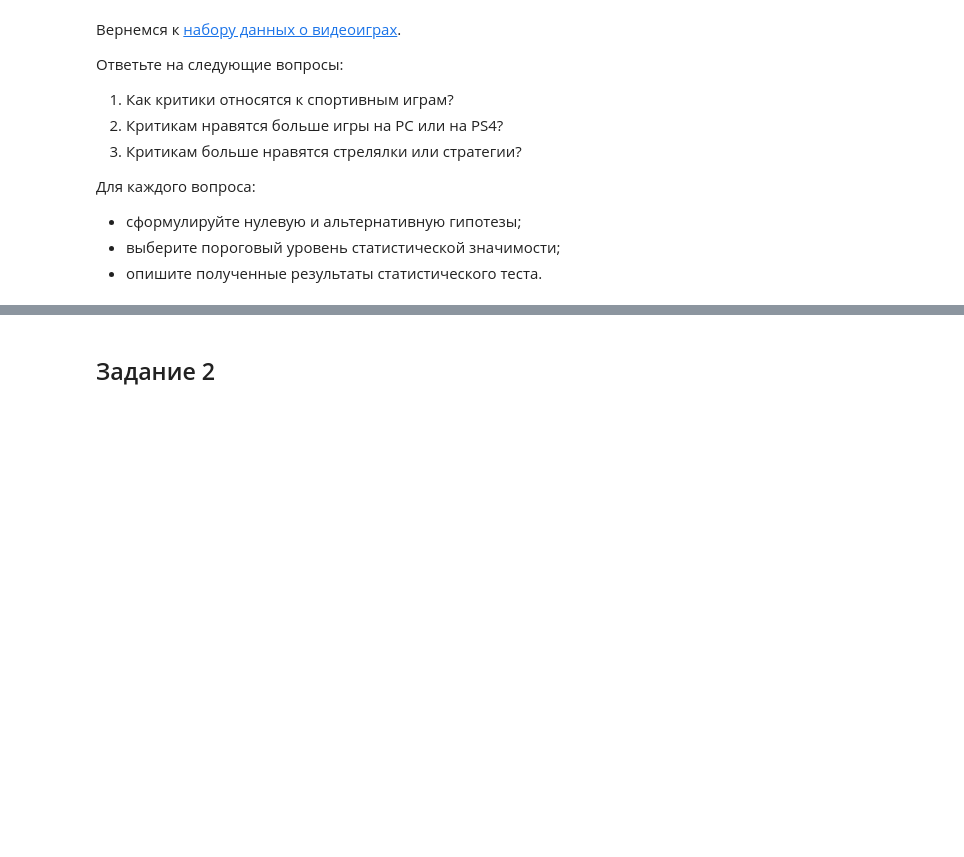
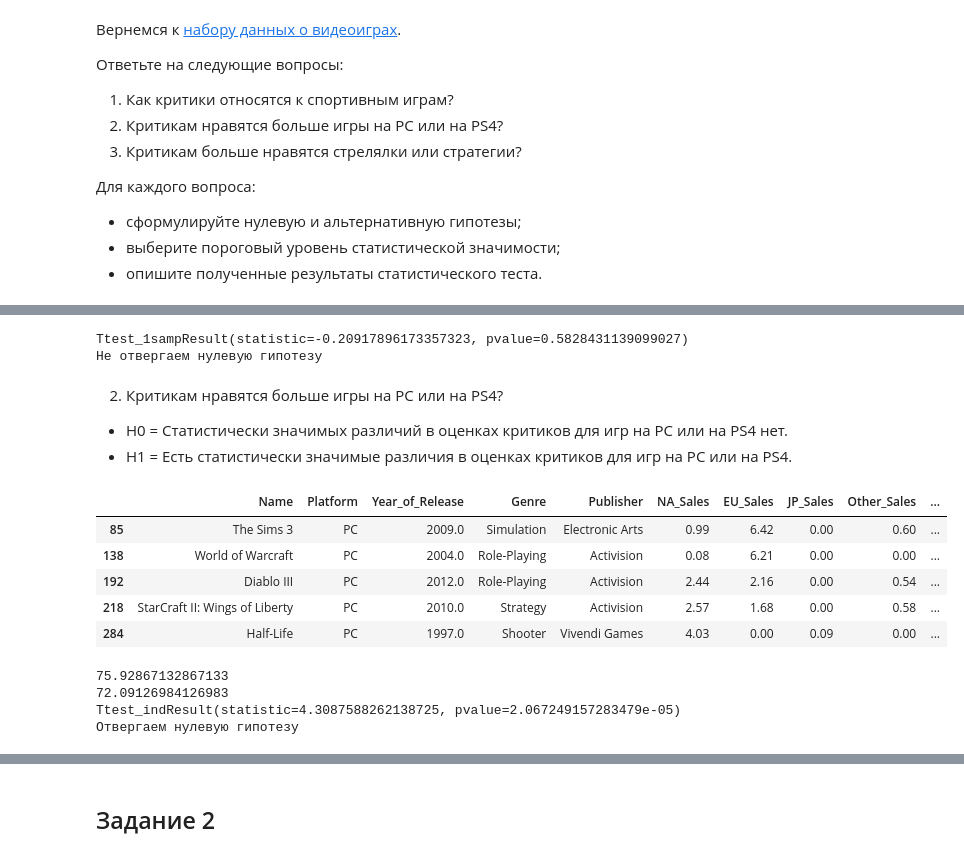
Before and after one commit to WNick-main/netology, a Jupyter notebook: HW-21.ipynb, the cells around one changed output, grey strips where cells are left out. Drawn from its saved outputs; the diff is of its cells as text; code cells hidden in the pictures; blank space fills up the shorter version.

```diff
--- a/HW-21.ipynb
+++ b/HW-21.ipynb
@@ -17,0 +57,42 @@
+# %%
+alpha = 0.05
+result = st.ttest_1samp(df_score['Critic_Score'],69,alternative='greater')
+print(result)
+if result.pvalue < alpha:
+    print('Отвергаем нулевую гипотезу')
+else:
+    print('Не отвергаем нулевую гипотезу')
+# %% [output]
+Ttest_1sampResult(statistic=-0.20917896173357323, pvalue=0.5828431139099027)
+Не отвергаем нулевую гипотезу
+# %% [markdown]
+2) Критикам нравятся больше игры на PC или на PS4?
+
+*  H0 = Статистически значимых различий в оценках критиков для игр на PC или на PS4 нет.
+* H1 = Есть статистически значимые различия в оценках критиков для игр на PC или на PS4.
+# %%
+df_ps4 = df.loc[(df['Platform'] == 'PS4') & (df['Critic_Score'].notnull())]
+df_pc = df.loc[(df['Platform'] == 'PC') & (df['Critic_Score'].notnull())]
+df_pc.head()
+# %% [output]
+|  | Name | Platform | Year_of_Release | Genre | Publisher | NA_Sales | EU_Sales | JP_Sales | Other_Sales | ... |
+| 85 | The Sims 3 | PC | 2009.0 | Simulation | Electronic Arts | 0.99 | 6.42 | 0.00 | 0.60 | ... |
+| 138 | World of Warcraft | PC | 2004.0 | Role-Playing | Activision | 0.08 | 6.21 | 0.00 | 0.00 | ... |
+| 192 | Diablo III | PC | 2012.0 | Role-Playing | Activision | 2.44 | 2.16 | 0.00 | 0.54 | ... |
+| 218 | StarCraft II: Wings of Liberty | PC | 2010.0 | Strategy | Activision | 2.57 | 1.68 | 0.00 | 0.58 | ... |
+| 284 | Half-Life | PC | 1997.0 | Shooter | Vivendi Games | 4.03 | 0.00 | 0.09 | 0.00 | ... |
+# %%
+alpha = 0.05
+result = st.ttest_ind(df_pc['Critic_Score'],df_ps4['Critic_Score'],equal_var=False)
+print(df_pc['Critic_Score'].mean())
+print(df_ps4['Critic_Score'].mean())
+print(result)
+if result.pvalue < alpha:
+    print('Отвергаем нулевую гипотезу')
+else:
+    print('Не отвергаем нулевую гипотезу')
+# %% [output]
+75.92867132867133
+72.09126984126983
+Ttest_indResult(statistic=4.3087588262138725, pvalue=2.067249157283479e-05)
+Отвергаем нулевую гипотезу
```
Also changed, not shown: parts of 19 cells of this notebook.
